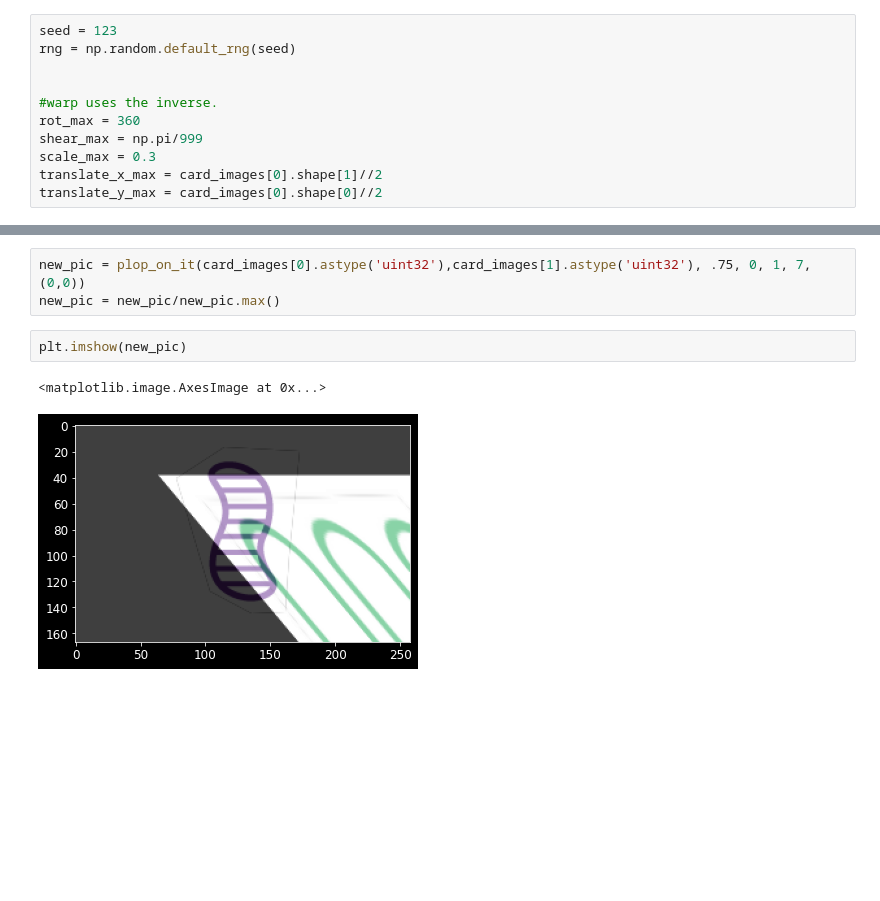
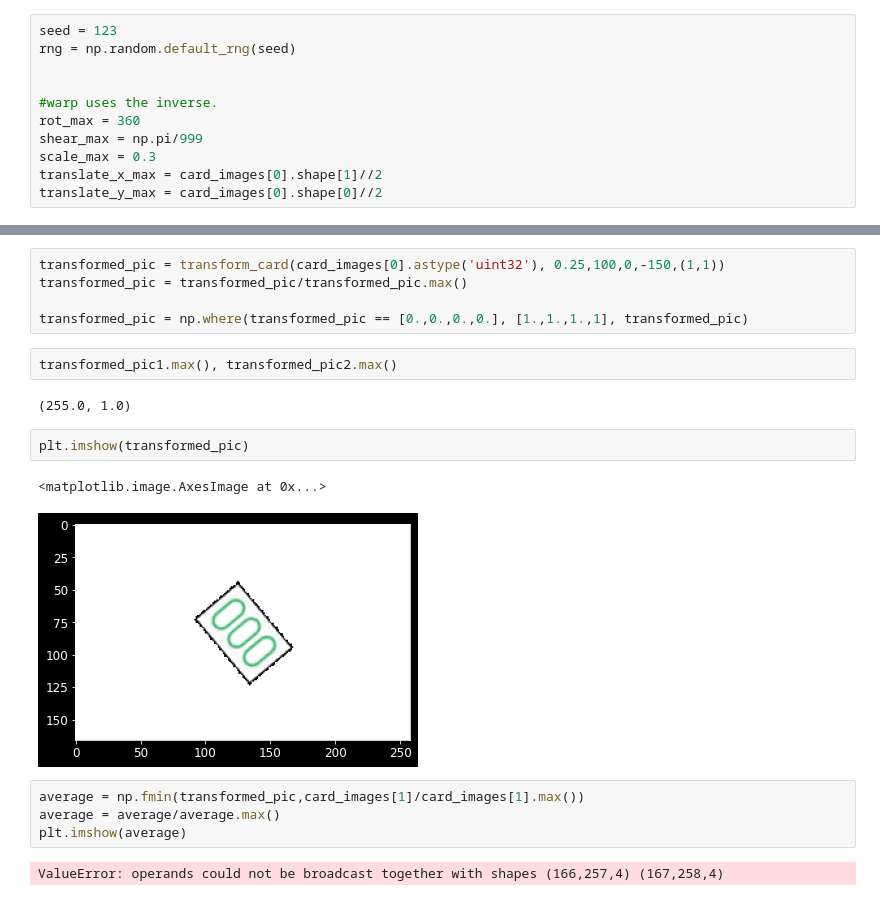
Before and after one commit to Smung-Institute/set-jetter, a Jupyter notebook: notebok/2_set_cards.ipynb, the cells around one changed output, grey strips where cells are left out. Saved outputs shown, nothing was run; the diff lists cells and outputs as text; blank space fills up the shorter version.

```diff
--- a/notebok/2_set_cards.ipynb
+++ b/notebok/2_set_cards.ipynb
@@ -216,8 +241,20 @@ def plop_on_it(img1, img2, scale, rot1, shear, rot2, translation):
 # %%
-new_pic = plop_on_it(card_images[0].astype('uint32'),card_images[1].astype('uint32'), .75, 0, 1, 7, (0,0))
-new_pic = new_pic/new_pic.max()
+transformed_pic = transform_card(card_images[0].astype('uint32'), 0.25,100,0,-150,(1,1))
+transformed_pic = transformed_pic/transformed_pic.max()
+
+transformed_pic = np.where(transformed_pic == [0.,0.,0.,0.], [1.,1.,1.,1], transformed_pic)
+# %%
+transformed_pic1.max(), transformed_pic2.max()
+# %% [output]
+(255.0, 1.0)
+# %%
+plt.imshow(transformed_pic)
+# %% [output]
+<matplotlib.image.AxesImage at 0x...>
+[figure, added]
 # %%
-plt.imshow(new_pic)
+average = np.fmin(transformed_pic,card_images[1]/card_images[1].max())
+average = average/average.max()
+plt.imshow(average)
 # %% [output]
-<matplotlib.image.AxesImage at 0x...>
+ValueError: operands could not be broadcast together with shapes (166,257,4) (167,258,4)
-[figure, removed]
```
Also changed, not shown: parts of 2 cells of this notebook, 1 other file.
